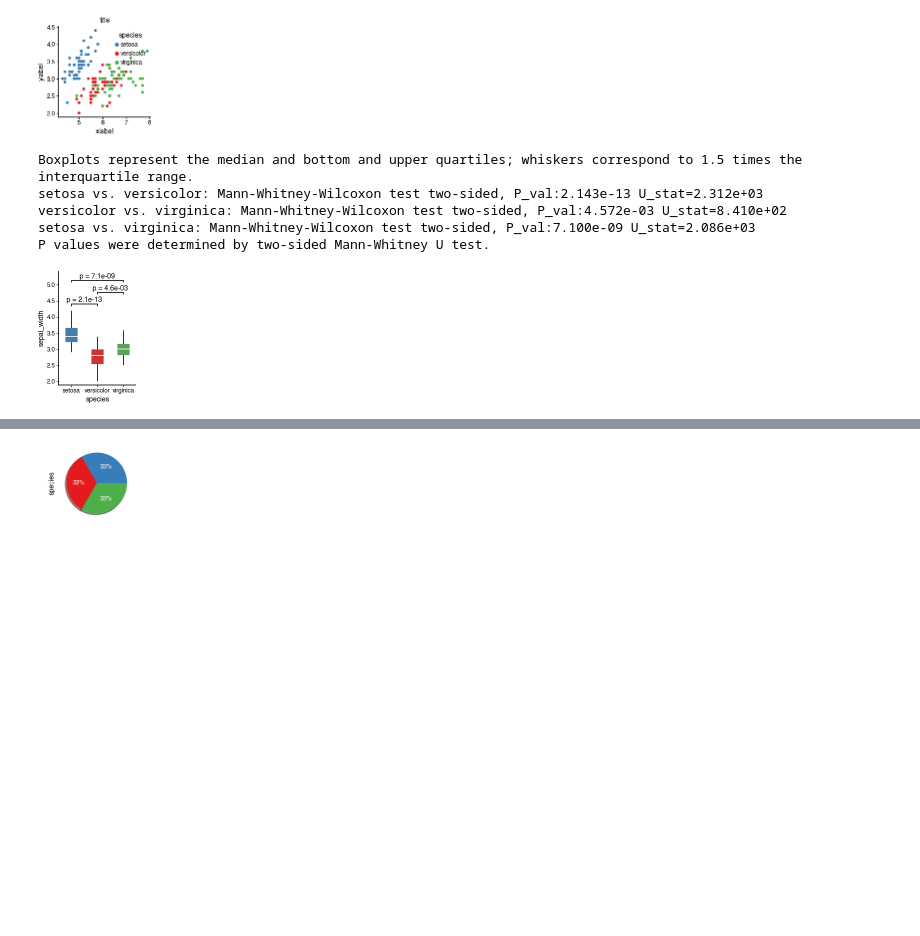
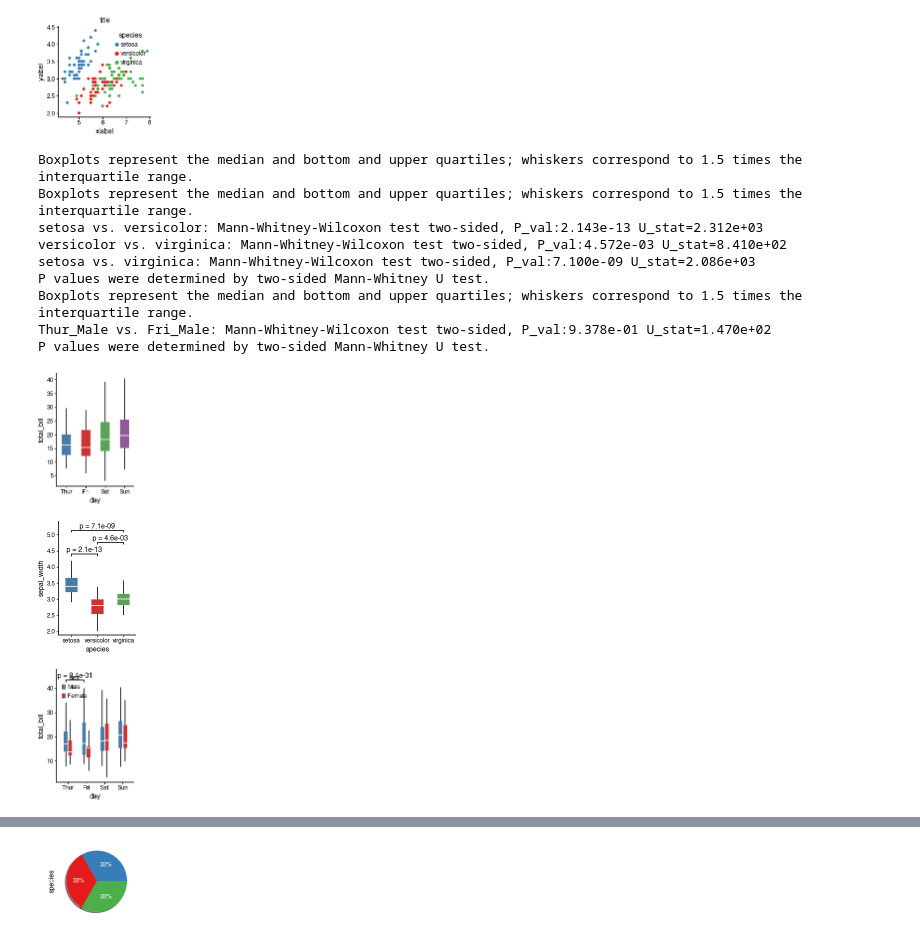
Before and after one commit to faridrashidi/cnsplots, a Jupyter notebook: notebooks/matplotlib.ipynb, the cells around one changed output, grey strips where cells are left out. Saved outputs shown, nothing was run; the diff lists cells and outputs as text; code cells hidden in the pictures; blank space fills up the shorter version.

```diff
--- a/notebooks/matplotlib.ipynb
+++ b/notebooks/matplotlib.ipynb
@@ -30,15 +30,24 @@ Text(0, 0.5, 'ylabel')
 [figure]
 # %%
 cns.figure(150, 100)
-# cns.boxplot(data=tips, x="day", y="total_bill")
+cns.boxplot(data=tips, x="day", y="total_bill")
+cns.figure(150, 100)
 cns.boxplot(data=iris, x="species", y="sepal_width", pairs="all")
+cns.figure(150, 100)
+cns.boxplot(data=tips, x="day", y="total_bill", hue="sex", pairs=[(("Thur", "Male"), ("Fri", "Male"))])
 # plt.savefig('../../../Desktop/salam.pdf')
 # %% [output]
+Boxplots represent the median and bottom and upper quartiles; whiskers correspond to 1.5 times the interquartile range.
 Boxplots represent the median and bottom and upper quartiles; whiskers correspond to 1.5 times the interquartile range.
 setosa vs. versicolor: Mann-Whitney-Wilcoxon test two-sided, P_val:2.143e-13 U_stat=2.312e+03
 versicolor vs. virginica: Mann-Whitney-Wilcoxon test two-sided, P_val:4.572e-03 U_stat=8.410e+02
 setosa vs. virginica: Mann-Whitney-Wilcoxon test two-sided, P_val:7.100e-09 U_stat=2.086e+03
 P values were determined by two-sided Mann-Whitney U test.
+Boxplots represent the median and bottom and upper quartiles; whiskers correspond to 1.5 times the interquartile range.
+Thur_Male vs. Fri_Male: Mann-Whitney-Wilcoxon test two-sided, P_val:9.378e-01 U_stat=1.470e+02
+P values were determined by two-sided Mann-Whitney U test.
-[figure, old version]
+[figure, new version]
+[figure, added]
+[figure, added]
 # %%
 cns.figure(150, 100)
```
Also changed, not shown: parts of 6 cells of this notebook, 4 other files.
